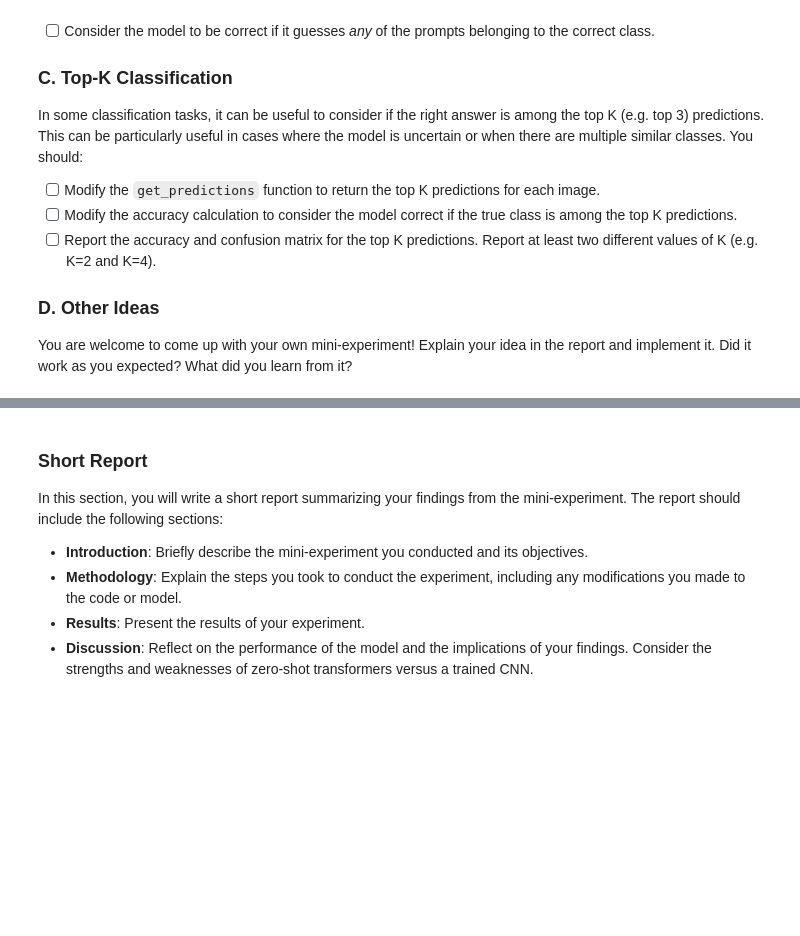
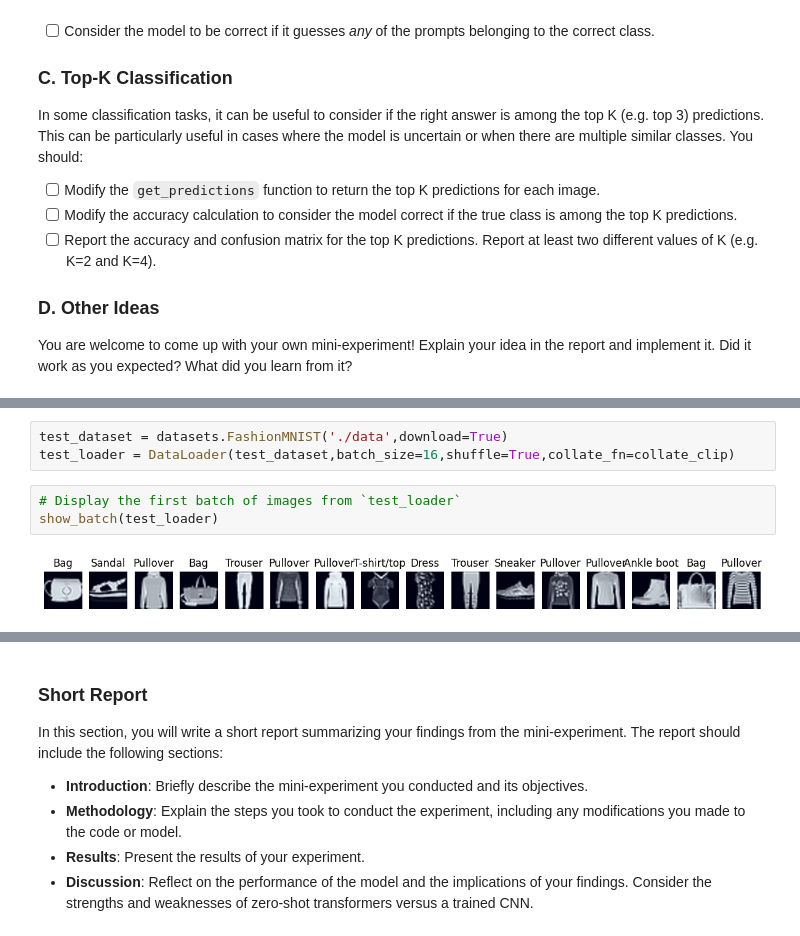
Before and after one commit to torontodeveloper/deep_learning, a Jupyter notebook: 02_activities/assignments/assignment_2.ipynb, the cells around one changed output, grey strips where cells are left out. Drawn from its saved outputs; the diff is of its cells as text; blank space fills up the shorter version.

```diff
--- a/02_activities/assignments/assignment_2.ipynb
+++ b/02_activities/assignments/assignment_2.ipynb
@@ -382,0 +592,8 @@ You are welcome to come up with your own mini-experiment! Explain your idea in t
+# %%
+test_dataset = datasets.FashionMNIST('./data',download=True)
+test_loader = DataLoader(test_dataset,batch_size=16,shuffle=True,collate_fn=collate_clip)
+# %%
+# Display the first batch of images from `test_loader`
+show_batch(test_loader)
+# %% [output]
+[figure, added]
```
Also changed, not shown: parts of 23 cells of this notebook.
